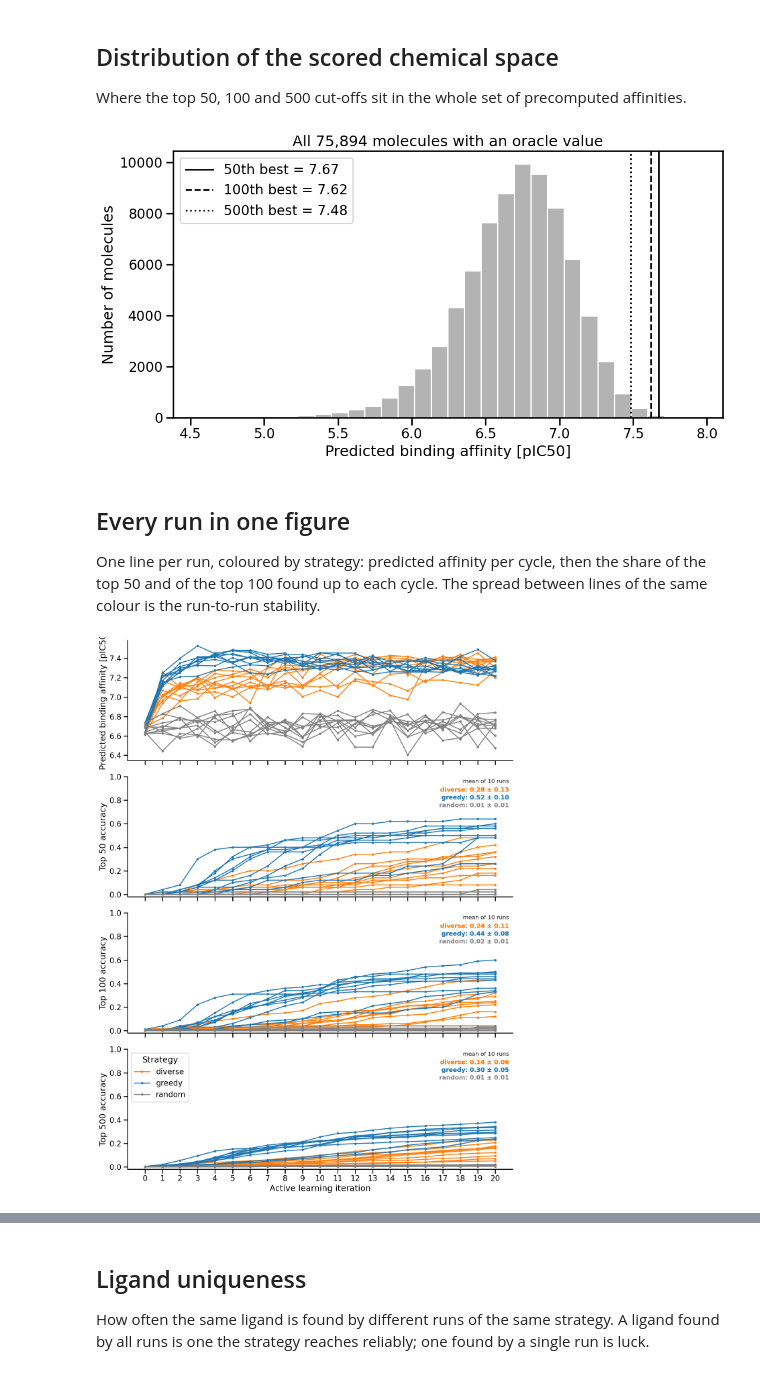
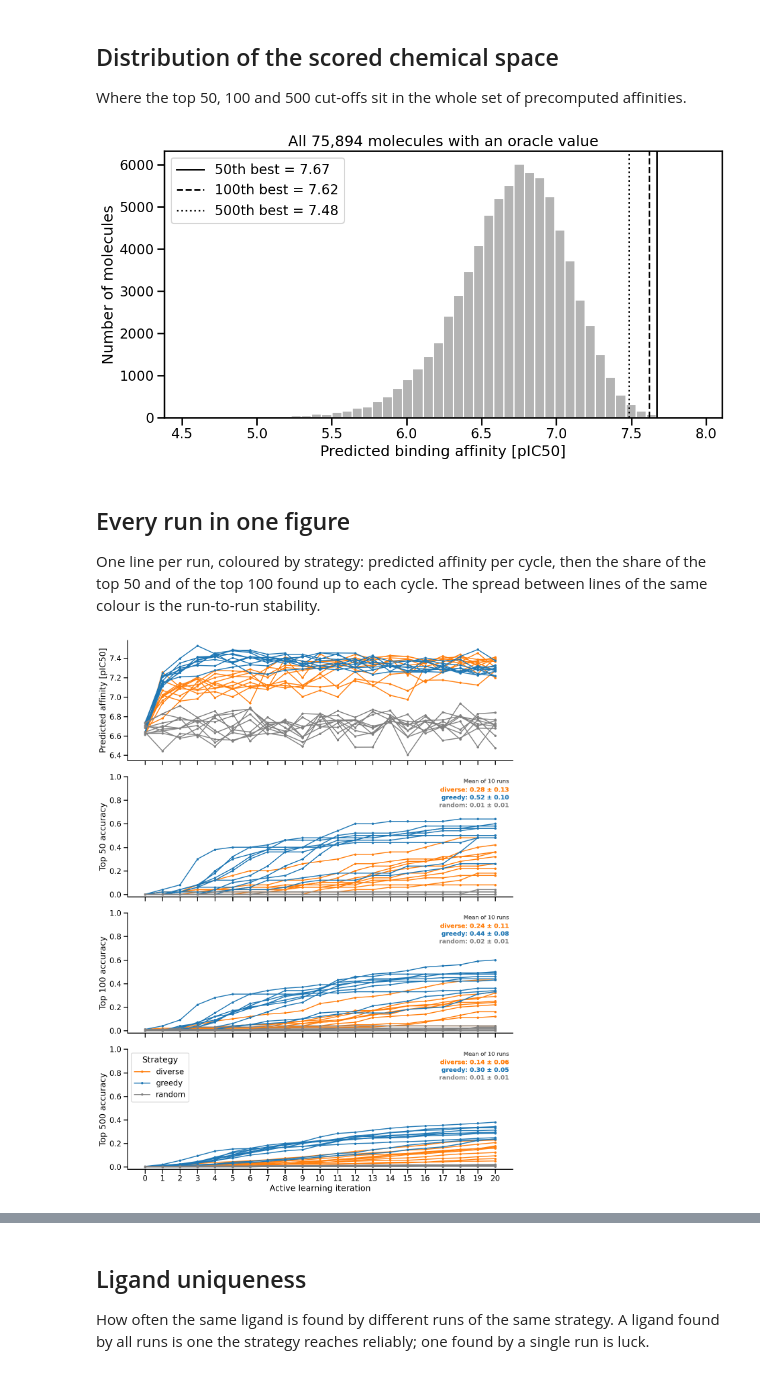
Before and after one commit to volkamerlab/KinaseActiveLearning, a Jupyter notebook: notebooks/binding_affinity_stability_init100.ipynb, the cells around one changed output, grey strips where cells are left out. Drawn from its saved outputs; the diff is of its cells as text; code cells hidden in the pictures.

Commit message:
plot updates

```diff
--- a/notebooks/binding_affinity_stability_init100.ipynb
+++ b/notebooks/binding_affinity_stability_init100.ipynb
@@ -150,15 +139,3 @@ summary
 # %% [markdown]
 The standard deviation is what this notebook is about: a strategy that is better on average
 but swings wildly between seeds is harder to rely on than a steadier one.
-# %%
-fig, axes = plt.subplots(1, len(TOP_NUMS), figsize=(16, 5.5))
-for ax, k in zip(axes, TOP_NUMS):
-    sns.boxplot(data=recovery_df, x="strategy", y=f"top{k}", order=STRATEGIES,
-                palette=[COLORS[s] for s in STRATEGIES], ax=ax, width=0.5, fliersize=0)
-    sns.stripplot(data=recovery_df, x="strategy", y=f"top{k}", order=STRATEGIES,
-                  color="black", size=7, ax=ax)
-    ax.set_title(f"top {k} found")
-    ax.set_ylabel(f"of {k}" if ax is axes[0] else "")
-    ax.set_xlabel("")
-plt.tight_layout()
-plt.show()
@@ -257,19 +232,20 @@ Where the top 50, 100 and 500 cut-offs sit in the whole set of precomputed affin
 # %%
 affinity_values = np.array([value for _, value in sorted_affs])
 
 fig, ax = plt.subplots(figsize=(11, 6))
-ax.hist(affinity_values, bins=30, color="0.7", edgecolor="white")
+ax.hist(affinity_values, bins=50, color="0.7", edgecolor="white")
 for k, style in zip(TOP_NUMS, ["-", "--", ":"]):
     ax.axvline(affinity_values[k - 1], color="black", linestyle=style, linewidth=2,
                label=f"{k}th best = {affinity_values[k - 1]:.2f}")
 ax.set_xlabel("Predicted binding affinity [pIC50]")
 ax.set_ylabel("Number of molecules")
 ax.set_title(f"All {len(affinity_values):,} molecules with an oracle value")
 ax.legend()
 plt.tight_layout()
+plt.savefig(FIGURE_FOLDER / "docking_score_distribution.svg", format="svg")
 plt.show()
 # %% [output]
-[figure, old version]
+[figure, new version]
 # %% [markdown]
 ## Every run in one figure
 
@@ -302,7 +278,7 @@ for strategy in STRATEGIES:
                     marker="o", markersize=4, linewidth=2)
 
     for ax, k in zip(axes[1:], TOP_NUMS):
-        ax.text(0.99, 0.98, f"mean of {len(finals[k][STRATEGIES[0]])} runs",
+        ax.text(0.99, 0.98, f"Mean of {len(finals[k][STRATEGIES[0]])} runs",
                 transform=ax.transAxes, ha="right", va="top",
                 fontsize=12, color="0.3")
         for row, strategy in enumerate(STRATEGIES, start=1):
@@ -314,7 +290,7 @@ for strategy in STRATEGIES:
                     transform=ax.transAxes, ha="right", va="top",
                     fontsize=13, fontweight="bold", color=COLORS[strategy])
 
-axes[0].set_ylabel("Predicted binding affinity [pIC50]")
+axes[0].set_ylabel("Predicted affinity [pIC50]")
 #axes[0].legend(title="Strategy")
 axes[1].set_ylabel(f"Top {TOP_NUMS[0]} accuracy")
 axes[1].set_ylim(-0.02, 1)
@@ -331,4 +307,4 @@ plt.tight_layout()
 plt.savefig(FIGURE_FOLDER / "active_learning_stability_init100.svg", format="svg")
 plt.show()
 # %% [output]
-[figure, old version]
+[figure, new version]
```
Also changed, not shown: parts of 8 cells of this notebook, 4 other files.
